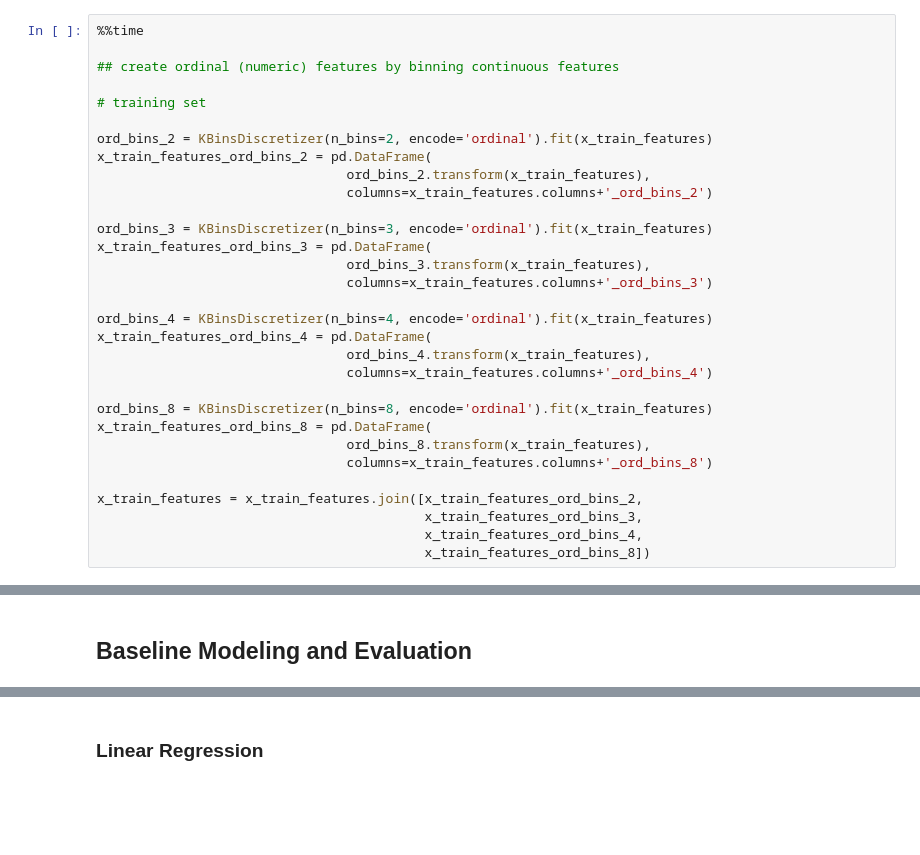
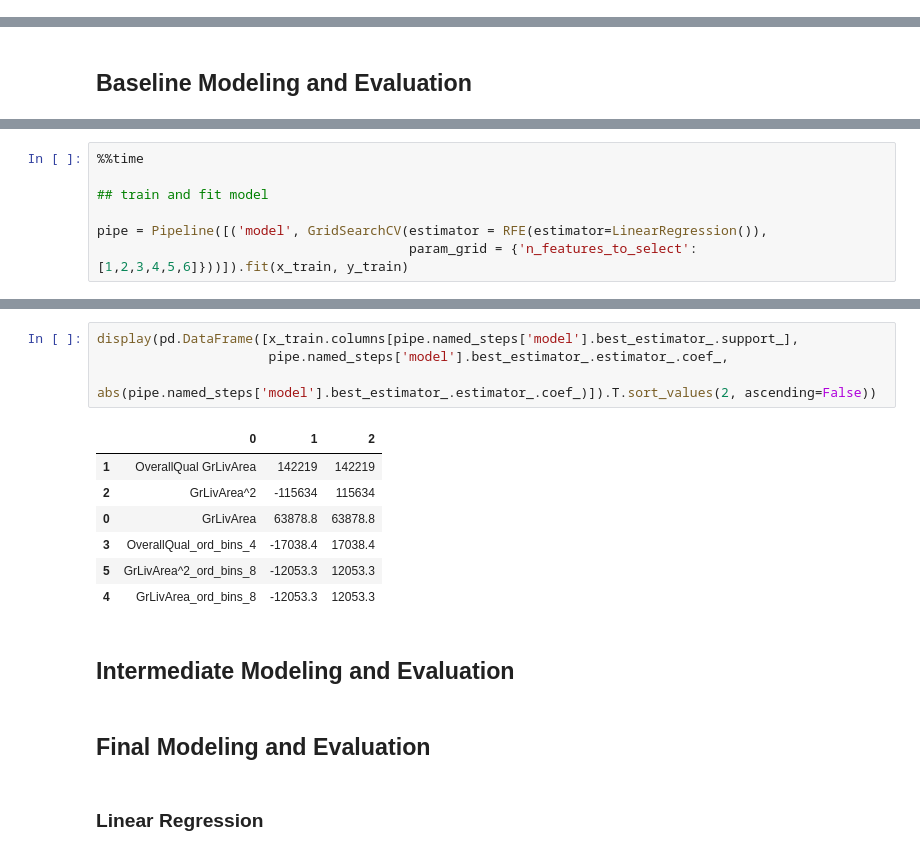
Before and after one commit to donmacfoy/ames-house-price-predictions, a Jupyter notebook: ames-house-price-predictions.ipynb, the cells around one changed output, grey strips where cells are left out. Cells and saved outputs as stored; diff of their text form; blank space fills up the shorter version.

```diff
--- a/ames-house-price-predictions.ipynb
+++ b/ames-house-price-predictions.ipynb
@@ -450,31 +423,0 @@ Wall time: 9.73 ms
-# %%
-%%time
-
-## create ordinal (numeric) features by binning continuous features
-
-# training set
-
-ord_bins_2 = KBinsDiscretizer(n_bins=2, encode='ordinal').fit(x_train_features)
-x_train_features_ord_bins_2 = pd.DataFrame(
-                                ord_bins_2.transform(x_train_features),
-                                columns=x_train_features.columns+'_ord_bins_2')
-
-ord_bins_3 = KBinsDiscretizer(n_bins=3, encode='ordinal').fit(x_train_features)
-x_train_features_ord_bins_3 = pd.DataFrame(
-                                ord_bins_3.transform(x_train_features),
-                                columns=x_train_features.columns+'_ord_bins_3')
-
-ord_bins_4 = KBinsDiscretizer(n_bins=4, encode='ordinal').fit(x_train_features)
-x_train_features_ord_bins_4 = pd.DataFrame(
-                                ord_bins_4.transform(x_train_features),
-                                columns=x_train_features.columns+'_ord_bins_4')
-
-ord_bins_8 = KBinsDiscretizer(n_bins=8, encode='ordinal').fit(x_train_features)
-x_train_features_ord_bins_8 = pd.DataFrame(
-                                ord_bins_8.transform(x_train_features),
-                                columns=x_train_features.columns+'_ord_bins_8')
-
-x_train_features = x_train_features.join([x_train_features_ord_bins_2,
-                                          x_train_features_ord_bins_3,
-                                          x_train_features_ord_bins_4,
-                                          x_train_features_ord_bins_8])
@@ -544,0 +627,7 @@ Removing Extreme Values
+# %%
+%%time
+
+## train and fit model
+
+pipe = Pipeline([('model', GridSearchCV(estimator = RFE(estimator=LinearRegression()),
+                                        param_grid = {'n_features_to_select':[1,2,3,4,5,6]}))]).fit(x_train, y_train)
@@ -545,3 +702,19 @@ Removing Extreme Values
+# %%
+display(pd.DataFrame([x_train.columns[pipe.named_steps['model'].best_estimator_.support_],
+                      pipe.named_steps['model'].best_estimator_.estimator_.coef_,
+                      abs(pipe.named_steps['model'].best_estimator_.estimator_.coef_)]).T.sort_values(2, ascending=False))
+# %% [output]
+|  | 0 | 1 | 2 |
+| 1 | OverallQual GrLivArea | 142219 | 142219 |
+| 2 | GrLivArea^2 | -115634 | 115634 |
+| 0 | GrLivArea | 63878.8 | 63878.8 |
+| 3 | OverallQual_ord_bins_4 | -17038.4 | 17038.4 |
+| 5 | GrLivArea^2_ord_bins_8 | -12053.3 | 12053.3 |
+| 4 | GrLivArea_ord_bins_8 | -12053.3 | 12053.3 |
+# %% [markdown]
+## Intermediate Modeling and Evaluation
+# %% [markdown]
+## Final Modeling and Evaluation
 # %% [markdown]
 ### Linear Regression
 # %% [markdown]
```
Also changed, not shown: parts of 81 cells of this notebook.
